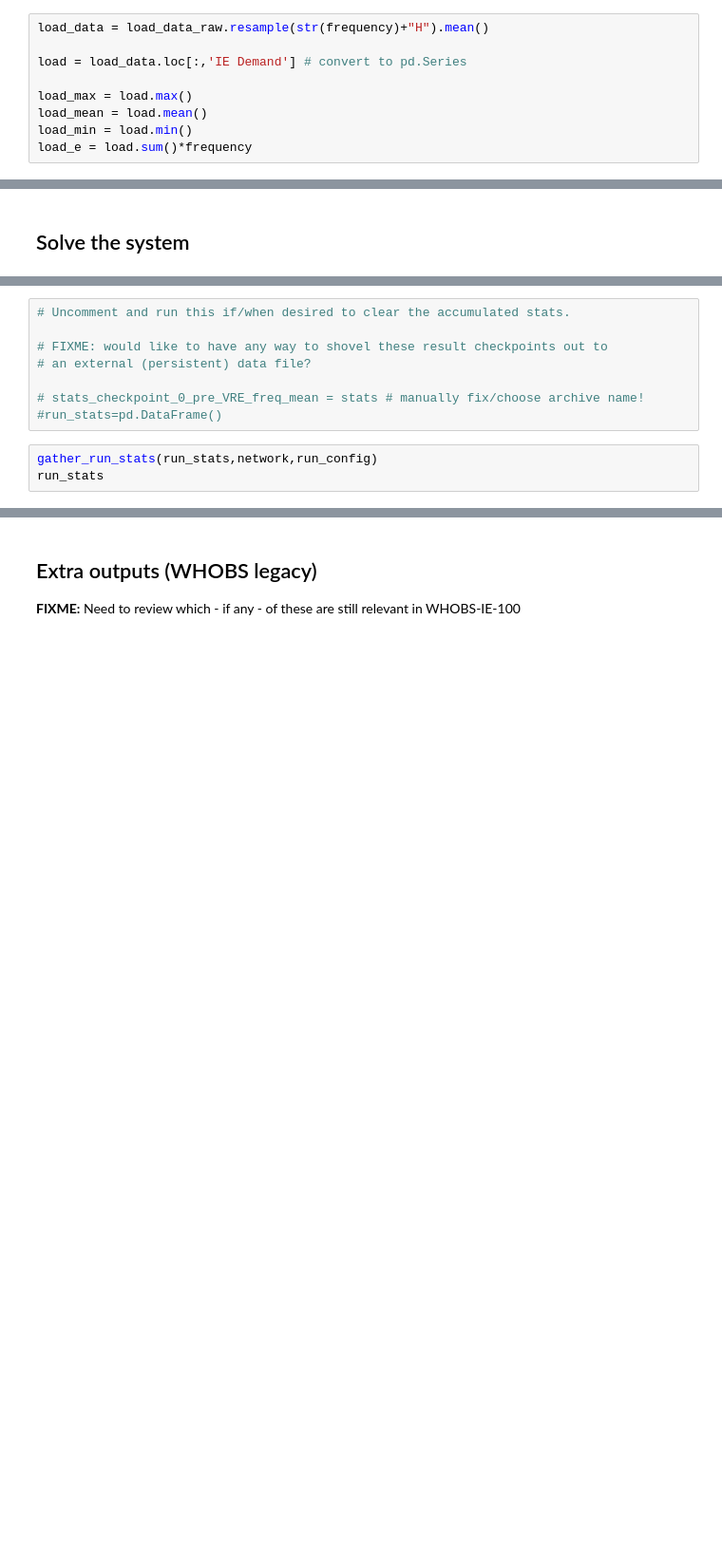
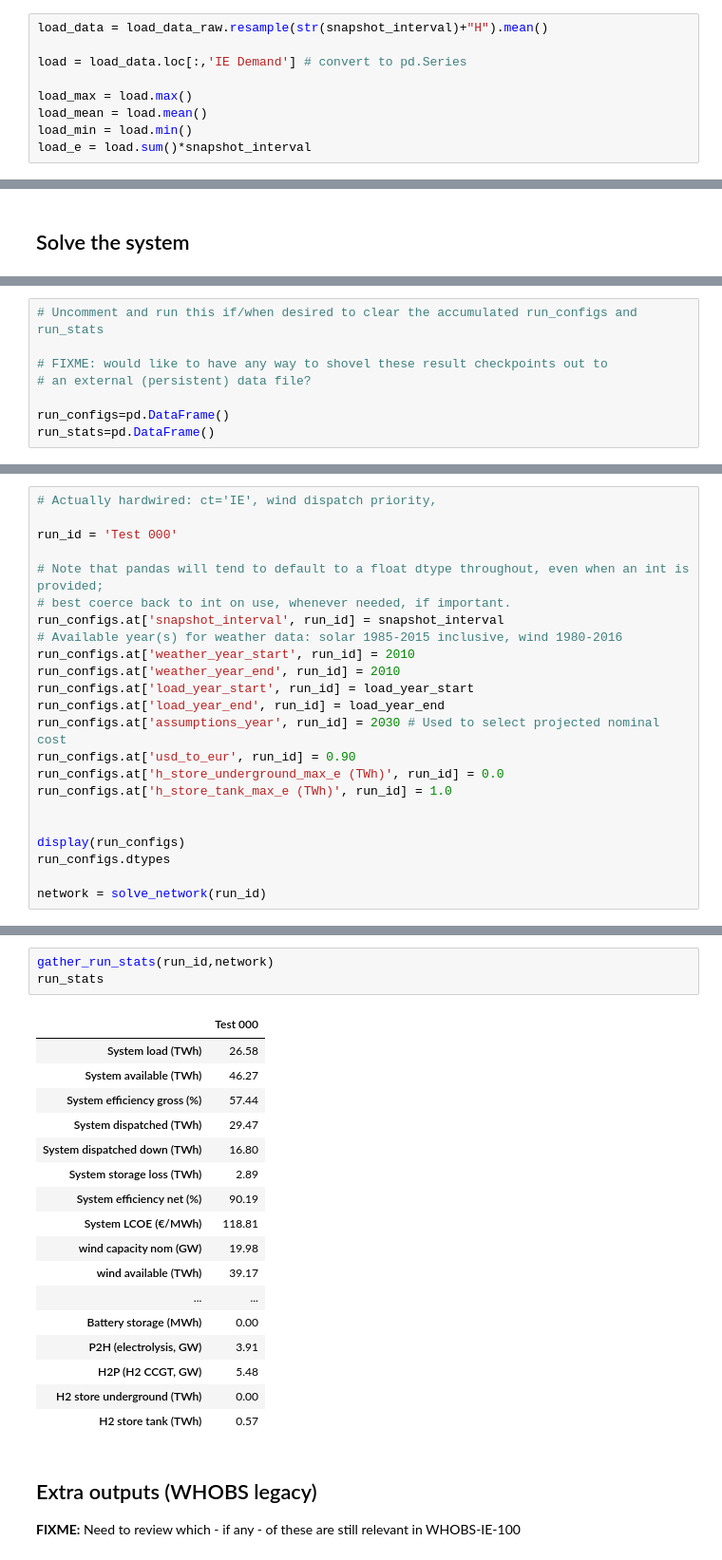
Before and after one commit to bmcmullin/SWIS-100-IE, a Jupyter notebook: run_single_simulation.ipynb, the cells around one changed output, grey strips where cells are left out. Shown at 95% size. Cells and saved outputs as stored; diff of their text form; blank space fills up the shorter version.

Commit message:
Retrospective commitment of incremental development. Refactor of H2 storage.

```diff
--- a/run_single_simulation.ipynb
+++ b/run_single_simulation.ipynb
@@ -286,14 +286,14 @@ assert(not load_data_raw.isnull().values.any())
 
 This is derived from the IE empirical/historical `Demand`.
 # %%
-load_data = load_data_raw.resample(str(frequency)+"H").mean()
+load_data = load_data_raw.resample(str(snapshot_interval)+"H").mean()
 
 load = load_data.loc[:,'IE Demand'] # convert to pd.Series
 
 load_max = load.max()
 load_mean = load.mean()
 load_min = load.min()
-load_e = load.sum()*frequency
+load_e = load.sum()*snapshot_interval
 # %%
 print(load)
 
@@ -600,11 +558,8 @@ Solution:
 # %%
-# Uncomment and run this if/when desired to clear the accumulated stats.
+# Uncomment and run this if/when desired to clear the accumulated run_configs and run_stats
 
 # FIXME: would like to have any way to shovel these result checkpoints out to
 # an external (persistent) data file?
 
-# stats_checkpoint_0_pre_VRE_freq_mean = stats # manually fix/choose archive name!
-#run_stats=pd.DataFrame()
+run_configs=pd.DataFrame()
+run_stats=pd.DataFrame()
-# %%
-gather_run_stats(run_stats,network,run_config)
-run_stats
@@ -628,0 +566,23 @@ run_stats
+# %%
+# Actually hardwired: ct='IE', wind dispatch priority,
+
+run_id = 'Test 000'
+
+# Note that pandas will tend to default to a float dtype throughout, even when an int is provided;
+# best coerce back to int on use, whenever needed, if important.
+run_configs.at['snapshot_interval', run_id] = snapshot_interval
+# Available year(s) for weather data: solar 1985-2015 inclusive, wind 1980-2016
+run_configs.at['weather_year_start', run_id] = 2010
+run_configs.at['weather_year_end', run_id] = 2010
+run_configs.at['load_year_start', run_id] = load_year_start
+run_configs.at['load_year_end', run_id] = load_year_end
+run_configs.at['assumptions_year', run_id] = 2030 # Used to select projected nominal cost
+run_configs.at['usd_to_eur', run_id] = 0.90
+run_configs.at['h_store_underground_max_e (TWh)', run_id] = 0.0
+run_configs.at['h_store_tank_max_e (TWh)', run_id] = 1.0
+
+
+display(run_configs)
+run_configs.dtypes
+
+network = solve_network(run_id)
@@ -629,3 +621,24 @@ run_stats
+# %%
+gather_run_stats(run_id,network)
+run_stats
+# %% [output]
+|  | Test 000 |
+| System load (TWh) | 26.58 |
+| System available (TWh) | 46.27 |
+| System efficiency gross (%) | 57.44 |
+| System dispatched (TWh) | 29.47 |
+| System dispatched down (TWh) | 16.80 |
+| System storage loss (TWh) | 2.89 |
+| System efficiency net (%) | 90.19 |
+| System LCOE (€/MWh) | 118.81 |
+| wind capacity nom (GW) | 19.98 |
+| wind available (TWh) | 39.17 |
+| ... | ... |
+| Battery storage (MWh) | 0.00 |
+| P2H (electrolysis, GW) | 3.91 |
+| H2P (H2 CCGT, GW) | 5.48 |
+| H2 store underground (TWh) | 0.00 |
+| H2 store tank (TWh) | 0.57 |
 # %% [markdown]
 ## Extra outputs (WHOBS legacy)
 
```
Also changed, not shown: parts of 12 cells of this notebook.
